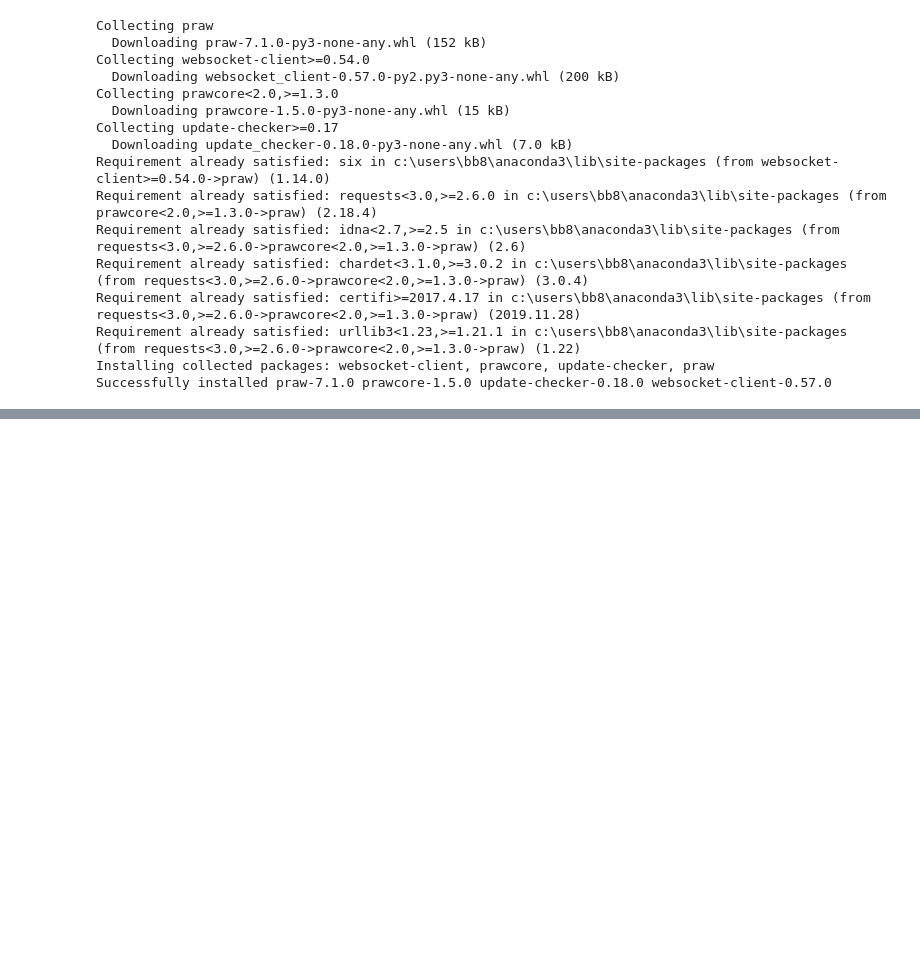
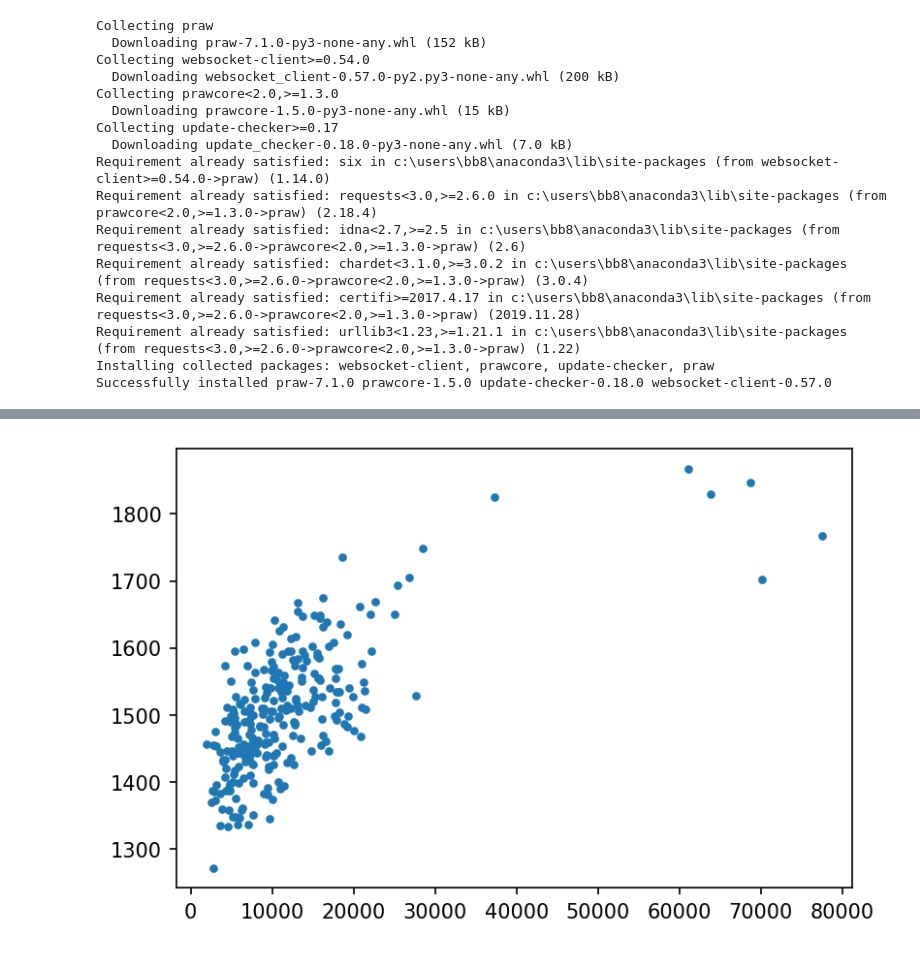
Before and after one commit to EbTech/Elo-MMR, a Jupyter notebook: scripts/mine-reddit.ipynb, the cells around one changed output, grey strips where cells are left out. Cells and saved outputs as stored; diff of their text form; code cells hidden in the pictures; blank space fills up the shorter version.

Commit message:
Basic reddit dataset working.

```diff
--- a/scripts/mine-reddit.ipynb
+++ b/scripts/mine-reddit.ipynb
@@ -28,9 +34,13 @@ reddit = praw.Reddit(
 # From a glance at the daily top threads, gaming seems to be most popular
 # We'll mine from a specific subreddit to make sure theres some overlap in the user base
 thread_scores = []
+subreddit_name = "SubredditSimulator"
 # Each thread of O(1000) comments takes about 3min to process
-for submission in reddit.subreddit("gaming").top(limit=50):
-    print(submission.title, submission.num_comments, submission.score)
+count = 0
+for submission in reddit.subreddit("SubredditSimulator").top(limit=5000):
+    if count % 100 == 0:
+        print(submission.title, submission.num_comments, submission.score)
+    count += 1
     submission.comments.replace_more(limit=None)
     scores = []
     for comment in submission.comments:
@@ -93,0 +167,9 @@ sum(len(s) for s in thread_scores)
+# %%
+usernames = set(data[1] for thread in thread_scores for data in thread)
+# %%
+karmalist = []
+for name in usernames:
+    user = reddit.redditor(name)
+    karmalist.append((user.comment_karma, user.name))
+
+karmalist = sorted(karmalist, reverse=True)
@@ -93,0 +179,24 @@ sum(len(s) for s in thread_scores)
+# %%
+import matplotlib as mpl
+mpl.rcParams['figure.dpi'] = 150
+
+with open('../data/reddit/predicted_rankings.txt') as pfile:
+    plines = pfile.readlines()[12:]
+    joined_data = defaultdict(list)
+    for data in karmalist:
+        joined_data[data[1]].append(data[0])
+    for line in plines:
+        tokens = line.split()
+        rating = int(tokens[1].split('(')[0])
+        name = tokens[2]
+        joined_data[name].append(rating)
+
+    # Basically we can delete any users that do not end in SS
+    for user in usernames:
+        if 'SS' != user[-2:]:
+            del joined_data[user]
+
+    x, y = zip(*list(joined_data.values()))
+    plt.scatter(x, y, s=10)
+# %% [output]
+[figure, added]
```
Also changed, not shown: parts of 10 cells of this notebook, 4 other files.
